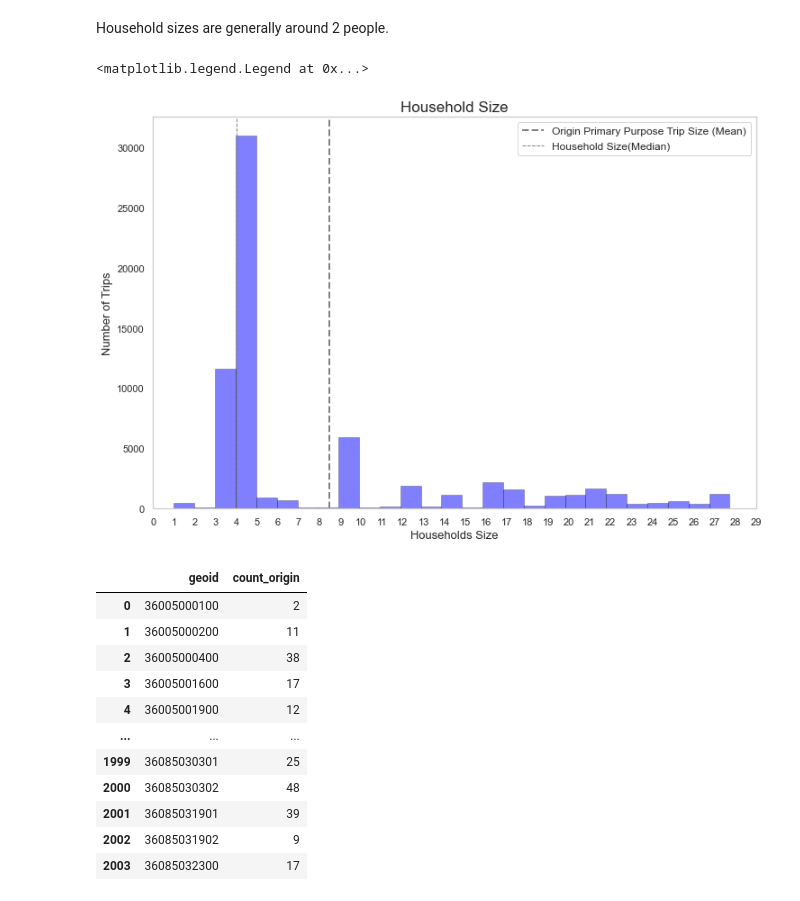
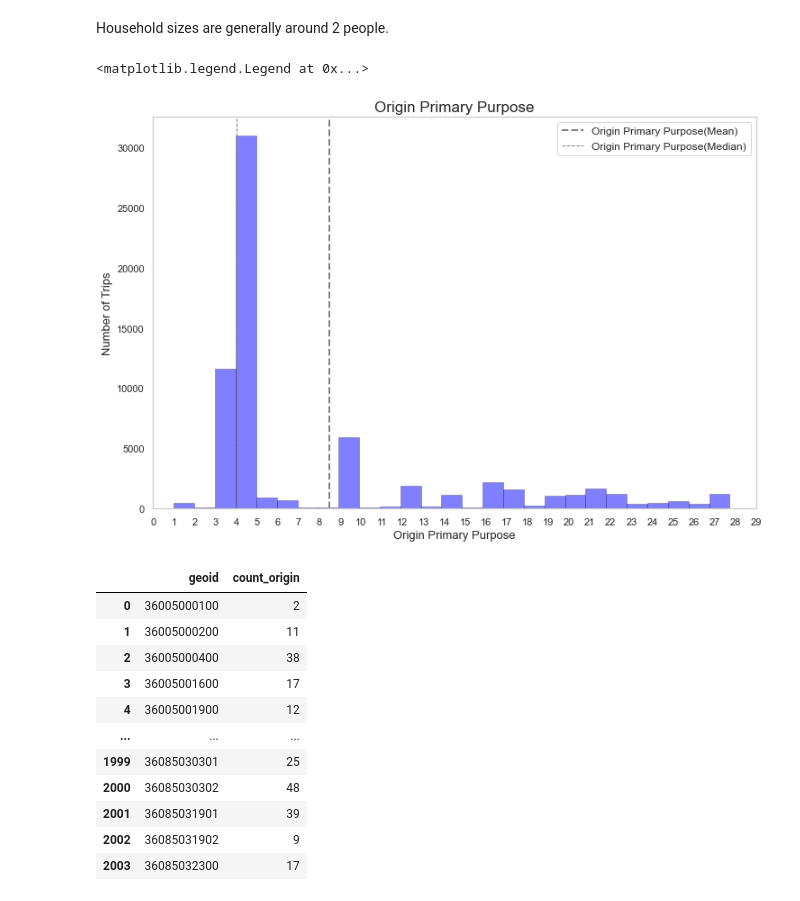
Before and after one commit to sean-chew/Mobility_Workshop, a Jupyter notebook: Assgn1_trips_SC.ipynb, the cells around one changed output. Saved outputs shown, nothing was run; the diff lists cells and outputs as text; code cells hidden in the pictures.

```diff
--- a/Assgn1_trips_SC.ipynb
+++ b/Assgn1_trips_SC.ipynb
@@ -247,36 +281,36 @@ plt.legend(fontsize=12)
 [figure]
 # %% [markdown]
 Household sizes are generally around 2 people.
-# %%
-#Plot the distribution of refuse waste generation
-
-fig = plt.figure(figsize=(12,8)) # define your figure
-
-#UNLINKED_NYC = UNLINKED_NYC.sort_values('ULTMODE')
-UNLINKED_NYC.OTPURP.hist(bins=97, color='blue',edgecolor='black', linewidth=0.5, alpha=0.5) # histogram from pandas dataframe
-
-plt.grid(b=False) # If you make this True, then the gird will be shown
-
-#Plot vertical line - mean
-plt.axvline(UNLINKED_NYC.OTPURP.mean(), color='grey', linewidth=2.0, linestyle='--',
-           label="Origin Primary Purpose Trip Size (Mean)")
-
-#Plot vertical line - median
-plt.axvline(UNLINKED_NYC.OTPURP.median(), color='grey', linewidth=1.0, linestyle='--',
-           label="Household Size(Median)")
-
-#Adjust labeles (x axis and y axis)
-plt.ylabel('Number of Trips', fontsize=13)
-plt.xlabel('Households Size', fontsize=13)
-plt.xlim(0,29)
-plt.locator_params(axis='x', nbins=30)
-
-#Legend, title & export
-plt.title('Household Size', fontsize=17)
-plt.legend(fontsize=12)
-# %% [output]
-<matplotlib.legend.Legend at 0x...>
-[figure, removed]
+# %%
+#Plot the distribution of refuse waste generation
+
+fig = plt.figure(figsize=(12,8)) # define your figure
+
+#UNLINKED_NYC = UNLINKED_NYC.sort_values('ULTMODE')
+UNLINKED_NYC.OTPURP.hist(bins=97, color='blue',edgecolor='black', linewidth=0.5, alpha=0.5) # histogram from pandas dataframe
+
+plt.grid(b=False) # If you make this True, then the gird will be shown
+
+#Plot vertical line - mean
+plt.axvline(UNLINKED_NYC.OTPURP.mean(), color='grey', linewidth=2.0, linestyle='--',
+           label="Origin Primary Purpose(Mean)")
+
+#Plot vertical line - median
+plt.axvline(UNLINKED_NYC.OTPURP.median(), color='grey', linewidth=1.0, linestyle='--',
+           label="Origin Primary Purpose(Median)")
+
+#Adjust labeles (x axis and y axis)
+plt.ylabel('Number of Trips', fontsize=13)
+plt.xlabel('Origin Primary Purpose', fontsize=13)
+plt.xlim(0,29)
+plt.locator_params(axis='x', nbins=30)
+
+#Legend, title & export
+plt.title('Origin Primary Purpose', fontsize=17)
+plt.legend(fontsize=12)
+# %% [output]
+<matplotlib.legend.Legend at 0x...>
+[figure, added]
 # %%
 LINKED_NYC_OTRACT = LINKED_NYC_Reclassified.groupby(['OTRACT'])['OTRACT'].size().to_frame(name = 'count').reset_index()
 LINKED_NYC_DTRACT = LINKED_NYC_Reclassified.groupby(['DTRACT'])['DTRACT'].size().to_frame(name = 'count').reset_index()
```
Also changed, not shown: parts of 3 cells of this notebook, 1 other file.
